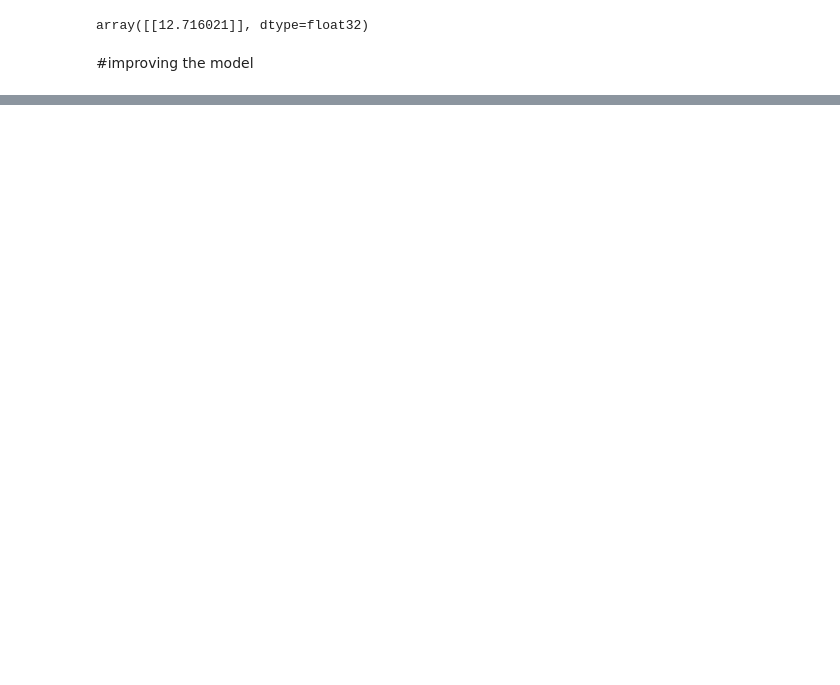
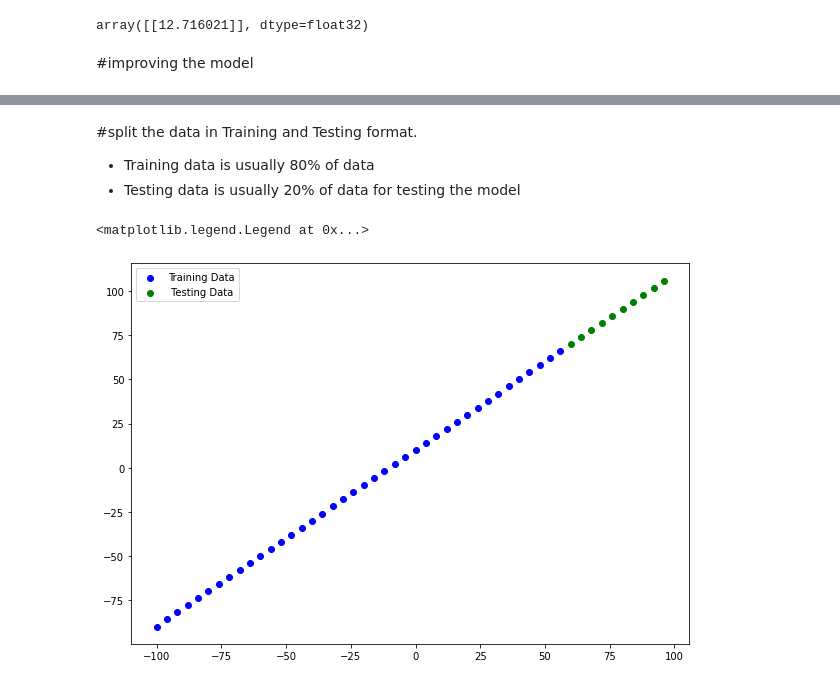
Before and after one commit to hrushikute/DataAnalytics, a Jupyter notebook: 01_neural_ntewrok_regression_with_tensorflow.ipynb, the cells around one changed output, grey strips where cells are left out. Cells and saved outputs as stored; diff of their text form; code cells hidden in the pictures; blank space fills up the shorter version.

```diff
--- a/01_neural_ntewrok_regression_with_tensorflow.ipynb
+++ b/01_neural_ntewrok_regression_with_tensorflow.ipynb
@@ -133,0 +138,3 @@ array([[27.324867]], dtype=float32)
+# %%
+X = tf.range(-100,100,4)
+X
@@ -133,0 +148,3 @@ array([[27.324867]], dtype=float32)
+# %%
+y = X + 10
+y
@@ -133,0 +164,20 @@ array([[27.324867]], dtype=float32)
+# %% [markdown]
+#split the data in Training and  Testing format.
+* Training data is usually 80% of data
+* Testing data is usually 20% of data for testing the model
+# %%
+X_train = X[:40]
+X_test = X[40:]
+
+y_train =y[:40]
+y_test =y[40:]
+# %%
+#visualize the training and test data
+
+plt.figure(figsize=(10,7))
+plt.scatter(X_train,y_train,c="b", label="Training Data")
+plt.scatter(X_test,y_test,c="g", label =" Testing Data")
+plt.legend()
+# %% [output]
+<matplotlib.legend.Legend at 0x...>
+[figure, added]
```
Also changed, not shown: parts of 10 cells of this notebook.
